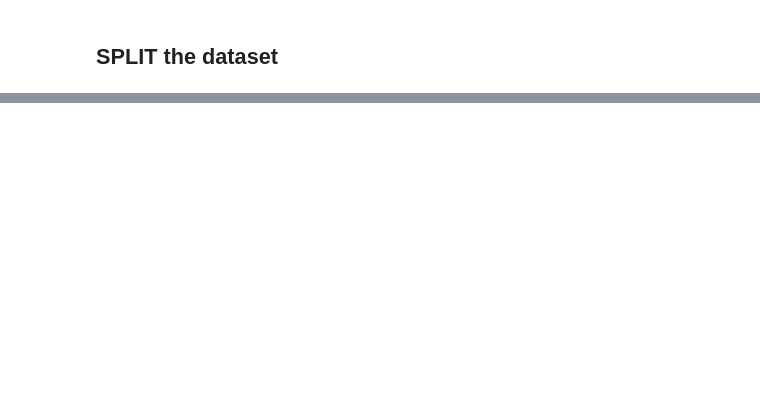
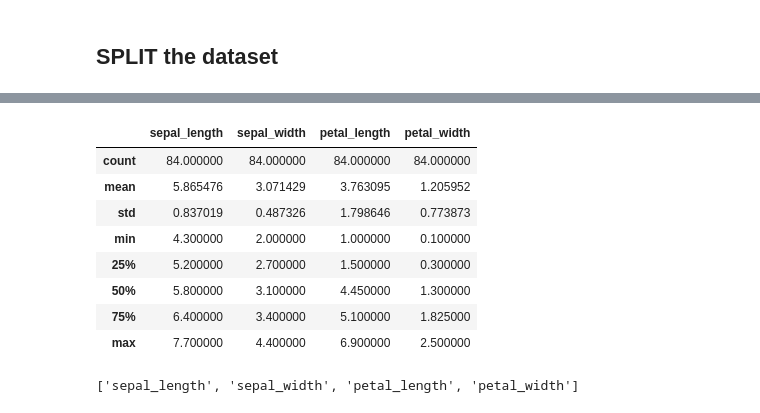
Before and after one commit to RichardAlcabes22/classification-exercises, a Jupyter notebook: classification_exercises.ipynb, the cells around one changed output, grey strips where cells are left out. Cells and saved outputs as stored; diff of their text form; code cells hidden in the pictures; blank space fills up the shorter version.

```diff
--- a/classification_exercises.ipynb
+++ b/classification_exercises.ipynb
@@ -676,0 +625,6 @@ test_telco
+# %%
+# Part 1 using iris_db
+# 1 Using IRIS data use acquire.py to load
+import acquire as acq
+iris = acq.get_iris_data('iris_db')
+iris.head()
@@ -676,0 +640,2 @@ test_telco
+# %%
+iris = iris.drop(columns=['species_id','measurement_id'])
@@ -676,0 +759,17 @@ test_telco
+# %%
+# calculate descriptive stats for each num_col all cols are num_cols
+train_iris.describe()
+# %% [output]
+|  | sepal_length | sepal_width | petal_length | petal_width |
+| count | 84.000000 | 84.000000 | 84.000000 | 84.000000 |
+| mean | 5.865476 | 3.071429 | 3.763095 | 1.205952 |
+| std | 0.837019 | 0.487326 | 1.798646 | 0.773873 |
+| min | 4.300000 | 2.000000 | 1.000000 | 0.100000 |
+| 25% | 5.200000 | 2.700000 | 1.500000 | 0.300000 |
+| 50% | 5.800000 | 3.100000 | 4.450000 | 1.300000 |
+| 75% | 6.400000 | 3.400000 | 5.100000 | 1.825000 |
+| max | 7.700000 | 4.400000 | 6.900000 | 2.500000 |
+# %%
+num_cols
+# %% [output]
+['sepal_length', 'sepal_width', 'petal_length', 'petal_width']
```
Also changed, not shown: parts of 53 cells of this notebook, 2 other files.
